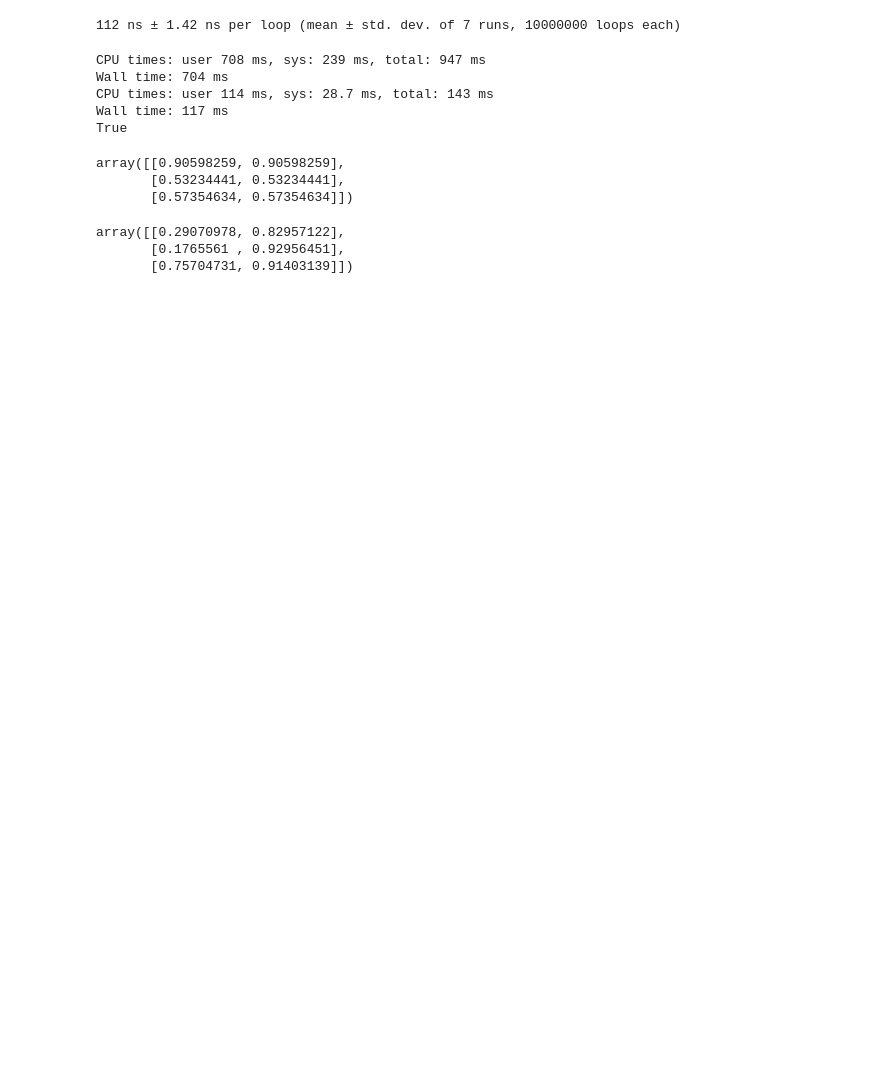
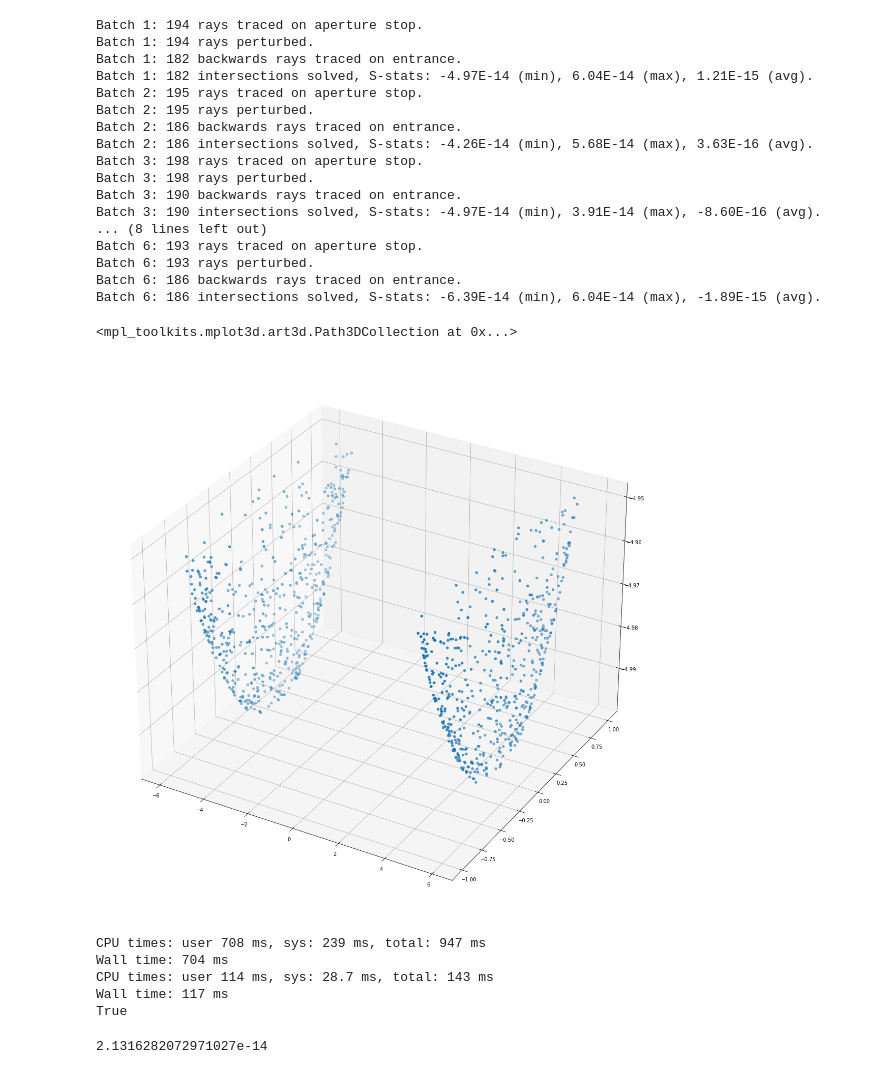
Before and after one commit to pigsboss/pimms, a Jupyter notebook: notes/raytracing.ipynb, the cells around one changed output. Cells and saved outputs as stored; diff of their text form; code cells hidden in the pictures; blank space fills up the shorter version.

```diff
--- a/notes/raytracing.ipynb
+++ b/notes/raytracing.ipynb
@@ -37,8 +25,28 @@ np.max(pt[-1]['direction'][m,2])
 # %%
-x=np.random.rand(1000000,3)
-%timeit y=x.transpose()
+n=opn.entrance_pupil(min_samplings=1000,batch_rays=100,verbose=True)
+fig=plt.figure(figsize=(20,20))
+ax=fig.add_subplot(111,projection='3d')
+ax.scatter(n[:,0],n[:,1],n[:,2])
 # %% [output]
-112 ns ± 1.42 ns per loop (mean ± std. dev. of 7 runs, 10000000 loops each)
+Batch 1: 194 rays traced on aperture stop.
+Batch 1: 194 rays perturbed.
+Batch 1: 182 backwards rays traced on entrance.
+Batch 1: 182 intersections solved, S-stats: -4.97E-14 (min), 6.04E-14 (max), 1.21E-15 (avg).
+Batch 2: 195 rays traced on aperture stop.
+Batch 2: 195 rays perturbed.
+Batch 2: 186 backwards rays traced on entrance.
+Batch 2: 186 intersections solved, S-stats: -4.26E-14 (min), 5.68E-14 (max), 3.63E-16 (avg).
+Batch 3: 198 rays traced on aperture stop.
+Batch 3: 198 rays perturbed.
+Batch 3: 190 backwards rays traced on entrance.
+Batch 3: 190 intersections solved, S-stats: -4.97E-14 (min), 3.91E-14 (max), -8.60E-16 (avg).
+... (8 lines left out)
+Batch 6: 193 rays traced on aperture stop.
+Batch 6: 193 rays perturbed.
+Batch 6: 186 backwards rays traced on entrance.
+Batch 6: 186 intersections solved, S-stats: -6.39E-14 (min), 6.04E-14 (max), -1.89E-15 (avg).
+<mpl_toolkits.mplot3d.art3d.Path3DCollection at 0x...>
+[figure, added]
 # %%
 import pimms.optics as op
 reload(op)
@@ -62,12 +68,8 @@ x,y,z=np.broadcast_arrays(np.random.rand(3,1), np.random.rand(3,2), np.random.ra
 # %%
-x
+import pymath.linsolvers as lins
+reload(lins)
+r,s=lins.two_lines_intersection(pt[1]['position'],pt[1]['direction'],pt[2]['position'],pt[2]['direction'])
+m=~np.isnan(s)
+print(np.max(s[m]))
 # %% [output]
-array([[0.90598259, 0.90598259],
-       [0.53234441, 0.53234441],
-       [0.57354634, 0.57354634]])
+2.1316282072971027e-14
-# %%
-y
-# %% [output]
-array([[0.29070978, 0.82957122],
-       [0.1765561 , 0.92956451],
-       [0.75704731, 0.91403139]])
```
Also changed, not shown: parts of 5 cells of this notebook, 1 other file.
